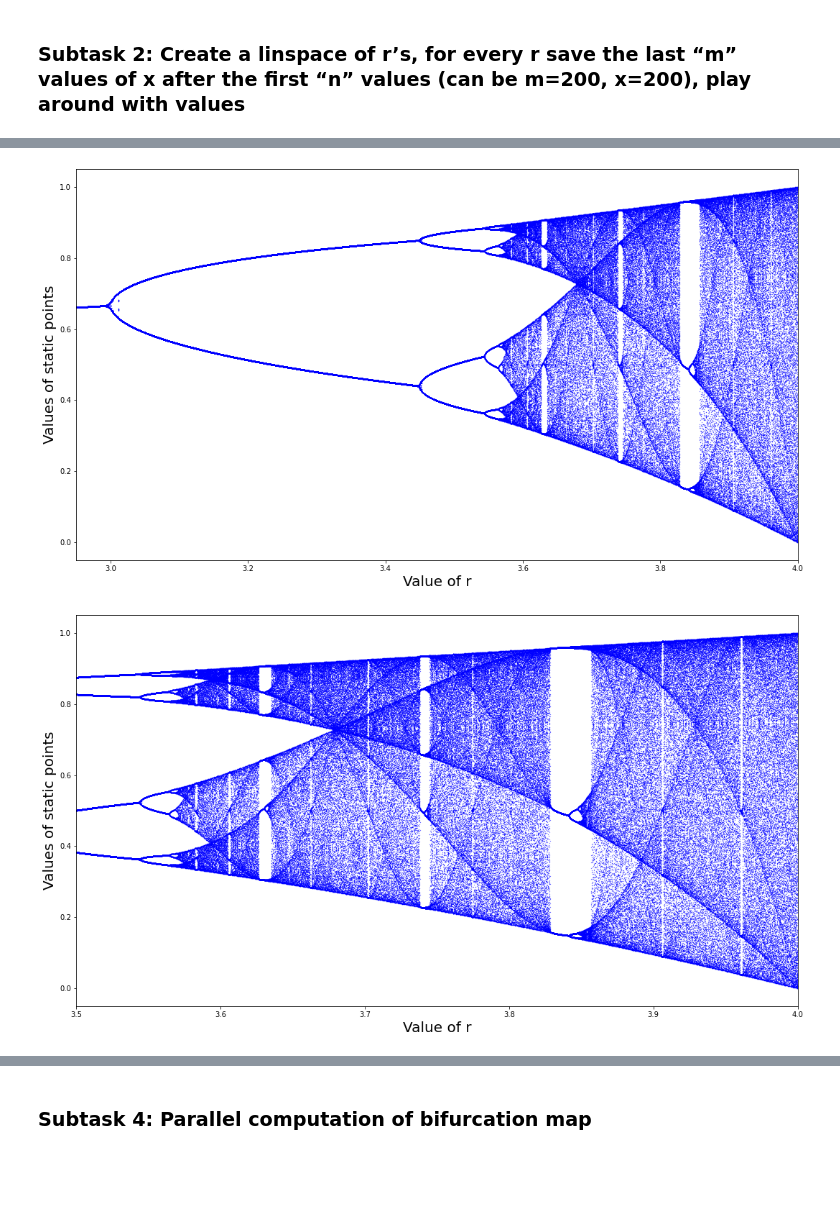
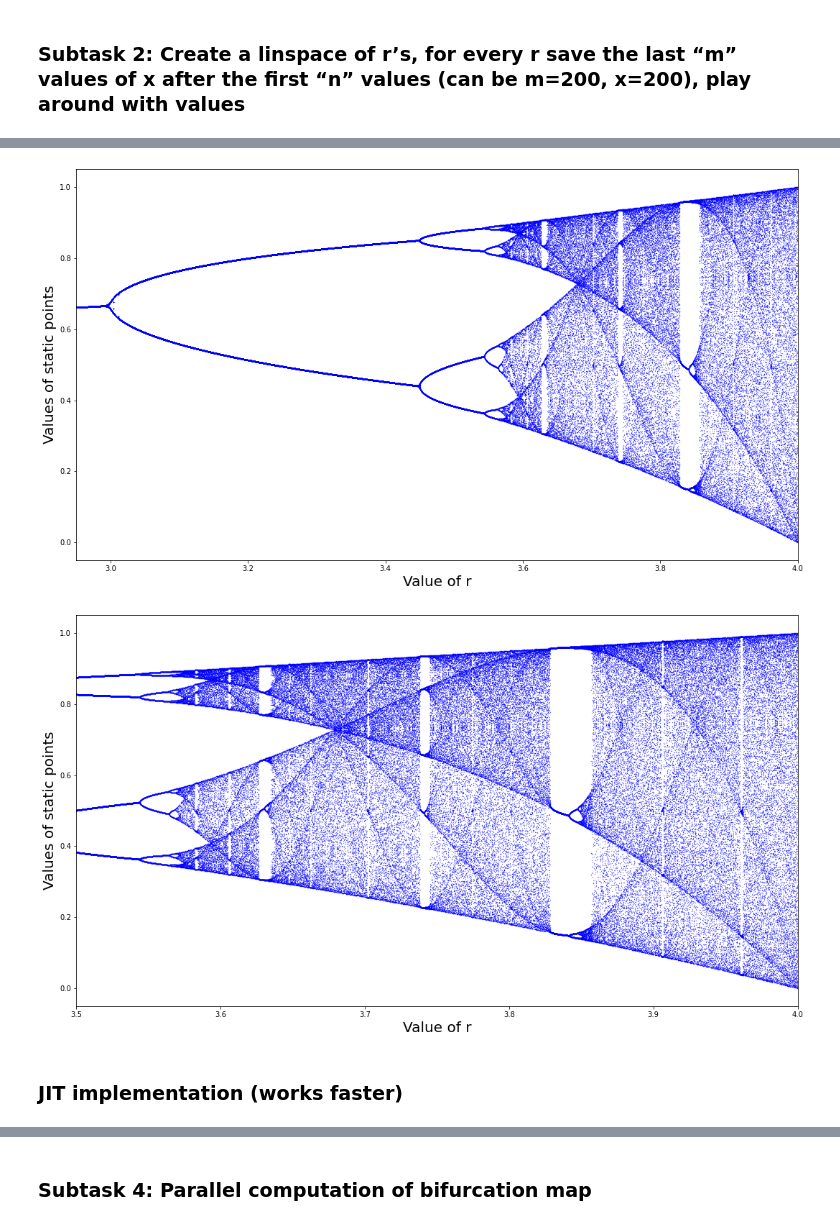
Before and after one commit to Skrikunov/HPPL_2020, a Jupyter notebook: Task 1: Bifurcations/Bifurcations.ipynb, the cells around one changed output, grey strips where cells are left out. Drawn from its saved outputs; the diff is of its cells as text; code cells hidden in the pictures; blank space fills up the shorter version.

```diff
--- a/Task 1: Bifurcations/Bifurcations.ipynb
+++ b/Task 1: Bifurcations/Bifurcations.ipynb
@@ -57,0 +43,3 @@ for i in arange(0,4,0.2):
+# %%
+steps = 125
+evolutionX(r = 0.5, steps = steps)
@@ -91,9 +117,11 @@ plotBifurcationMap(pointsX = 10000, minX = 0, maxX = 4, m = 40, steps = 500)
 # %%
-plotBifurcationMap(pointsX = 10000, minX = 2.95, maxX = 4, m = 40, steps = 500)
+plotBifurcationMap(pointsX = 5000, minX = 2.95, maxX = 4, m = 40, steps = 500)
 # %% [output]
-[figure, old version]
+[figure, new version]
 # %%
-plotBifurcationMap(pointsX = 10000, minX = 3.5, maxX = 4, m = 40, steps = 500)
+plotBifurcationMap(pointsX = 5000, minX = 3.5, maxX = 4, m = 40, steps = 500)
 # %% [output]
-[figure, old version]
+[figure, new version]
+# %% [markdown]
+### JIT implementation (works faster)
 # %%
```
Also changed, not shown: parts of 29 cells of this notebook, 14 other files.
